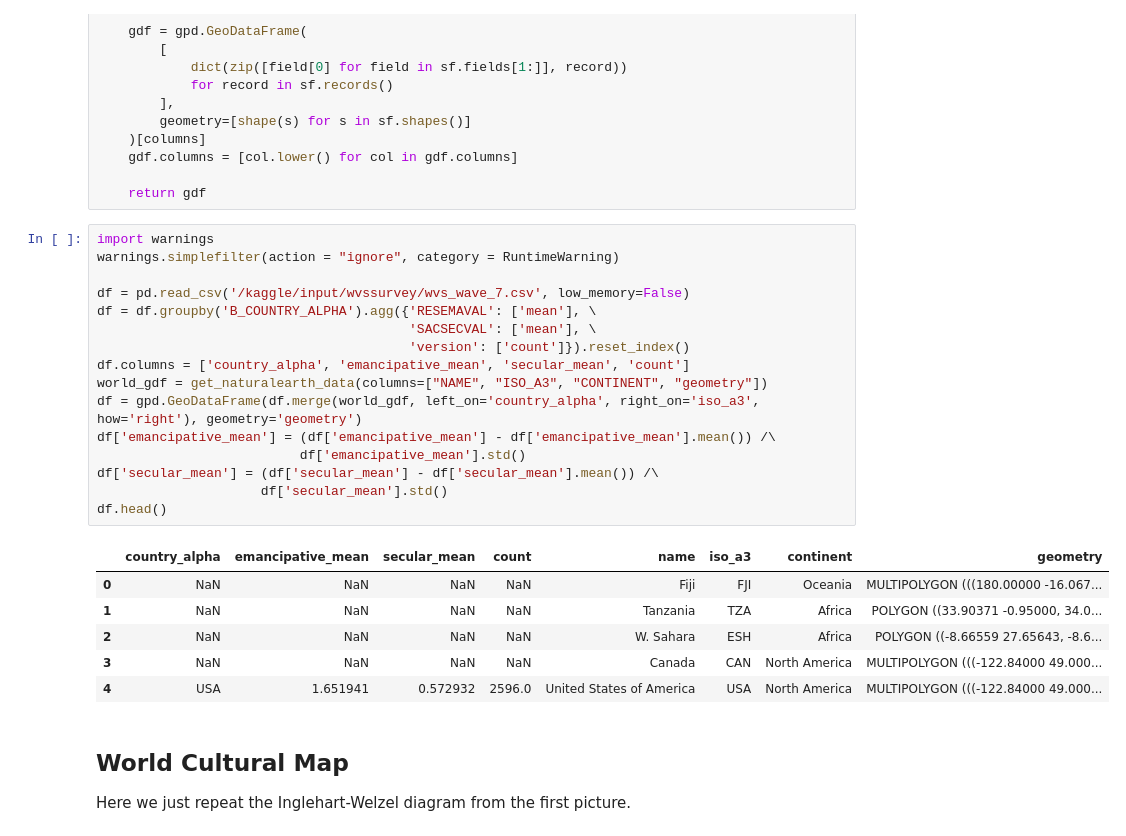
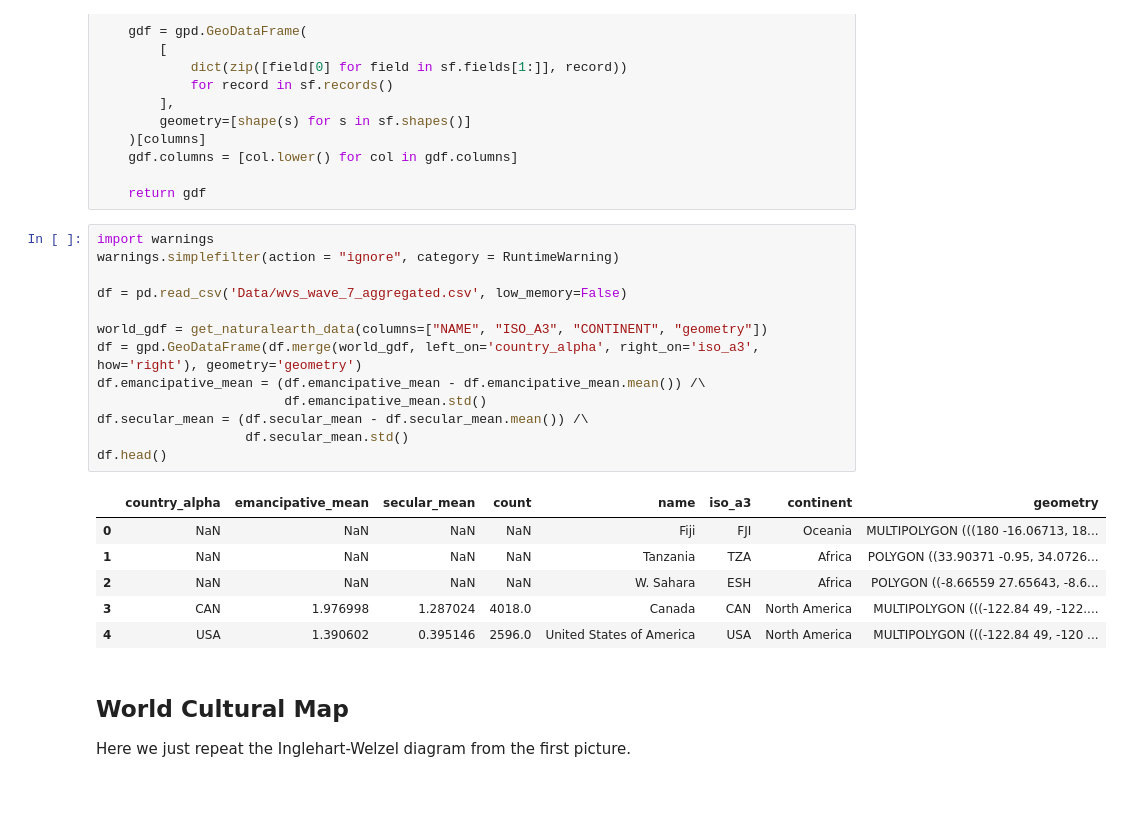
Before and after one commit to HIL-HK/lets-plot-examples, a Jupyter notebook: python/kaggle/world-values-survey-wave-7.ipynb, the cells around one changed output. Drawn from its saved outputs; the diff is of its cells as text; blank space fills up the shorter version.

Commit message:
Little fixes in updated kaggle examples.

```diff
--- a/python/kaggle/world-values-survey-wave-7.ipynb
+++ b/python/kaggle/world-values-survey-wave-7.ipynb
@@ -54,26 +44,23 @@ def get_naturalearth_data(data_type="admin_0_countries", columns=["NAME", "geome
 # %%
 import warnings
 warnings.simplefilter(action = "ignore", category = RuntimeWarning)
 
-df = pd.read_csv('/kaggle/input/wvssurvey/wvs_wave_7.csv', low_memory=False)
-df = df.groupby('B_COUNTRY_ALPHA').agg({'RESEMAVAL': ['mean'], \
-                                        'SACSECVAL': ['mean'], \
-                                        'version': ['count']}).reset_index()
-df.columns = ['country_alpha', 'emancipative_mean', 'secular_mean', 'count']
+df = pd.read_csv('Data/wvs_wave_7_aggregated.csv', low_memory=False)
+
 world_gdf = get_naturalearth_data(columns=["NAME", "ISO_A3", "CONTINENT", "geometry"])
 df = gpd.GeoDataFrame(df.merge(world_gdf, left_on='country_alpha', right_on='iso_a3', how='right'), geometry='geometry')
-df['emancipative_mean'] = (df['emancipative_mean'] - df['emancipative_mean'].mean()) /\
-                          df['emancipative_mean'].std()
-df['secular_mean'] = (df['secular_mean'] - df['secular_mean'].mean()) /\
-                     df['secular_mean'].std()
+df.emancipative_mean = (df.emancipative_mean - df.emancipative_mean.mean()) /\
+                        df.emancipative_mean.std()
+df.secular_mean = (df.secular_mean - df.secular_mean.mean()) /\
+                   df.secular_mean.std()
 df.head()
 # %% [output]
 |  | country_alpha | emancipative_mean | secular_mean | count | name | iso_a3 | continent | geometry |
-| 0 | NaN | NaN | NaN | NaN | Fiji | FJI | Oceania | MULTIPOLYGON (((180.00000 -16.067... |
-| 1 | NaN | NaN | NaN | NaN | Tanzania | TZA | Africa | POLYGON ((33.90371 -0.95000, 34.0... |
+| 0 | NaN | NaN | NaN | NaN | Fiji | FJI | Oceania | MULTIPOLYGON (((180 -16.06713, 18... |
+| 1 | NaN | NaN | NaN | NaN | Tanzania | TZA | Africa | POLYGON ((33.90371 -0.95, 34.0726... |
 | 2 | NaN | NaN | NaN | NaN | W. Sahara | ESH | Africa | POLYGON ((-8.66559 27.65643, -8.6... |
-| 3 | NaN | NaN | NaN | NaN | Canada | CAN | North America | MULTIPOLYGON (((-122.84000 49.000... |
-| 4 | USA | 1.651941 | 0.572932 | 2596.0 | United States of America | USA | North America | MULTIPOLYGON (((-122.84000 49.000... |
+| 3 | CAN | 1.976998 | 1.287024 | 4018.0 | Canada | CAN | North America | MULTIPOLYGON (((-122.84 49, -122.... |
+| 4 | USA | 1.390602 | 0.395146 | 2596.0 | United States of America | USA | North America | MULTIPOLYGON (((-122.84 49, -120 ... |
 # %% [markdown]
 ## World Cultural Map
 
```
Also changed, not shown: parts of 2 cells of this notebook, 2 other files.
